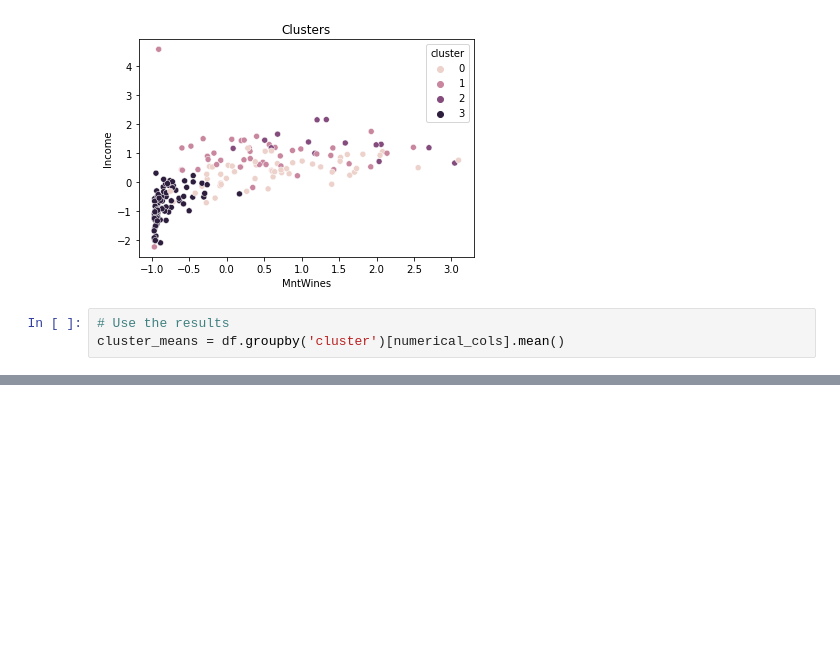
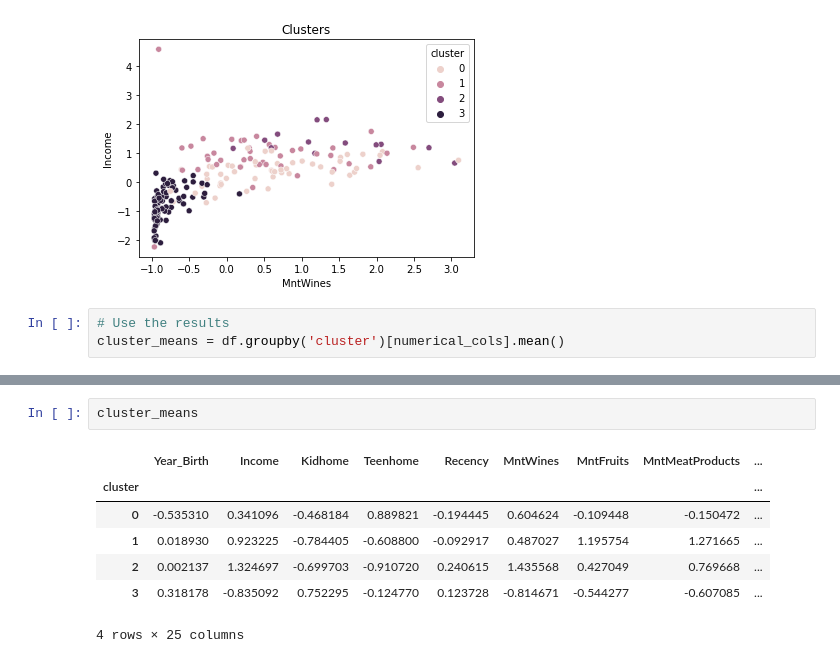
Before and after one commit to Astha2410/Customer_Data_Analysis-, a Jupyter notebook: Analysis_2.ipynb, the cells around one changed output, grey strips where cells are left out. Cells and saved outputs as stored; diff of their text form; blank space fills up the shorter version.

Commit message:
mean clusters

```diff
--- a/Analysis_2.ipynb
+++ b/Analysis_2.ipynb
@@ -96,0 +109,10 @@ cluster_means = df.groupby('cluster')[numerical_cols].mean()
+# %%
+cluster_means
+# %% [output]
+|  | Year_Birth | Income | Kidhome | Teenhome | Recency | MntWines | MntFruits | MntMeatProducts | ... |
+| cluster |  |  |  |  |  |  |  |  | ... |
+| 0 | -0.535310 | 0.341096 | -0.468184 | 0.889821 | -0.194445 | 0.604624 | -0.109448 | -0.150472 | ... |
+| 1 | 0.018930 | 0.923225 | -0.784405 | -0.608800 | -0.092917 | 0.487027 | 1.195754 | 1.271665 | ... |
+| 2 | 0.002137 | 1.324697 | -0.699703 | -0.910720 | 0.240615 | 1.435568 | 0.427049 | 0.769668 | ... |
+| 3 | 0.318178 | -0.835092 | 0.752295 | -0.124770 | 0.123728 | -0.814671 | -0.544277 | -0.607085 | ... |
+4 rows × 25 columns
```
Also changed, not shown: parts of 1 cell of this notebook.
